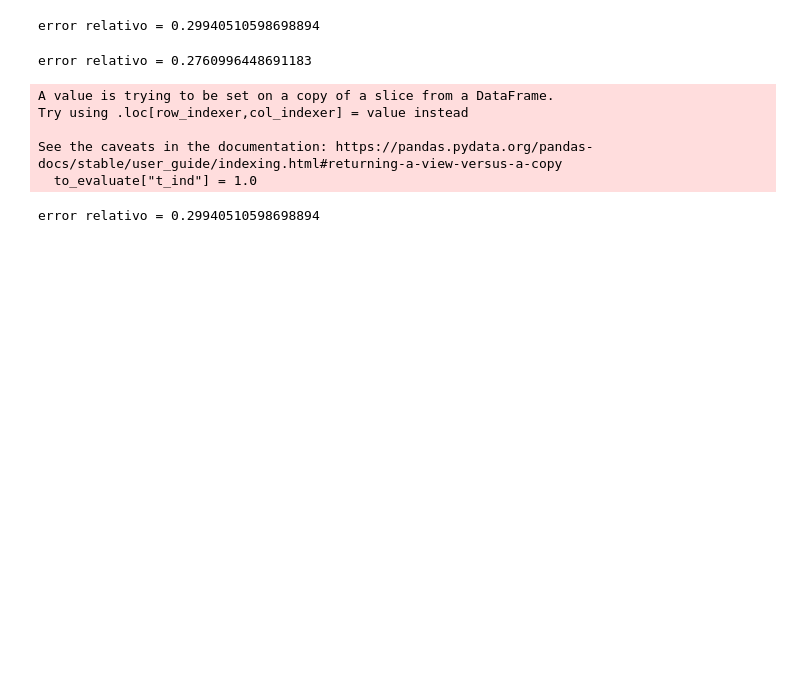
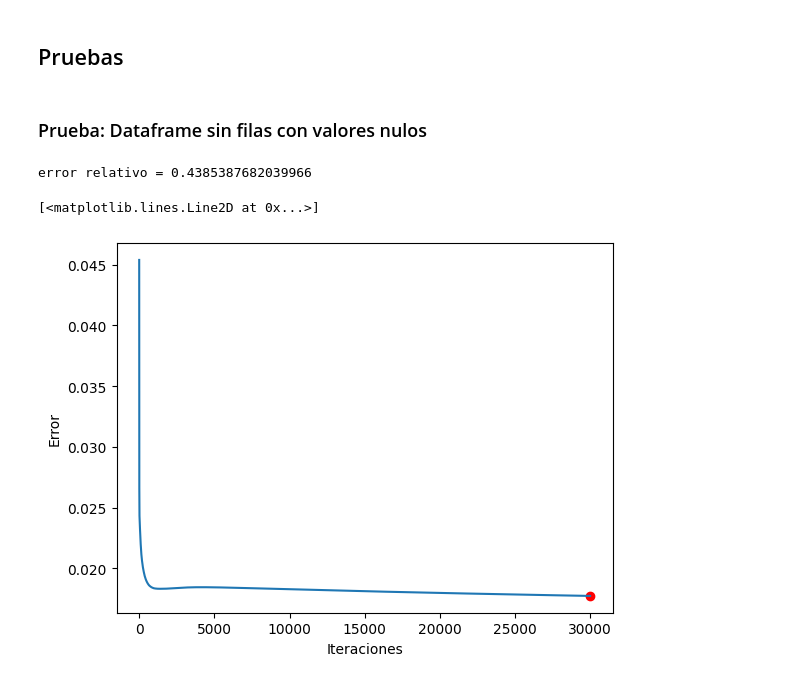
Before and after one commit to Gchaurio/CI5438-Proyecto1, a Jupyter notebook: descenso_gradiente_pruebas.ipynb, the cells around one changed output. Drawn from its saved outputs; the diff is of its cells as text; code cells hidden in the pictures; blank space fills up the shorter version.

Commit message:
Archivo de pruebas listo

```diff
--- a/descenso_gradiente_pruebas.ipynb
+++ b/descenso_gradiente_pruebas.ipynb
@@ -31,21 +23,12 @@ for i in list(df4.columns)[1:]:
+# %% [markdown]
+## Pruebas
+# %% [markdown]
+### Prueba: Dataframe sin filas con valores nulos
 # %%
-m1 = Model(df4, "Price", cols)
-m1.train(learning_rate=0.01,iters=10000)
-
-# m2 = Model(df, "Price", cols)
-# m2.train(iters=10000)
+m1 = Model(df1, "Price", cols)
+m1.train(learning_rate=0.1, iters=30000)
+m1.plot_error()
 # %% [output]
-error relativo = 0.29940510598698894
+error relativo = 0.4385387682039966
+[<matplotlib.lines.Line2D at 0x...>]
+[figure, added]
-# %%
-m1.evaluate(df4)
-# %% [output]
-error relativo = 0.2760996448691183
-A value is trying to be set on a copy of a slice from a DataFrame.
-Try using .loc[row_indexer,col_indexer] = value instead
-
-See the caveats in the documentation: https://pandas.pydata.org/pandas-docs/stable/user_guide/indexing.html#returning-a-view-versus-a-copy
-  to_evaluate["t_ind"] = 1.0
-# %%
-m1.test()
-# %% [output]
-error relativo = 0.29940510598698894
```
Also changed, not shown: parts of 18 cells of this notebook.
